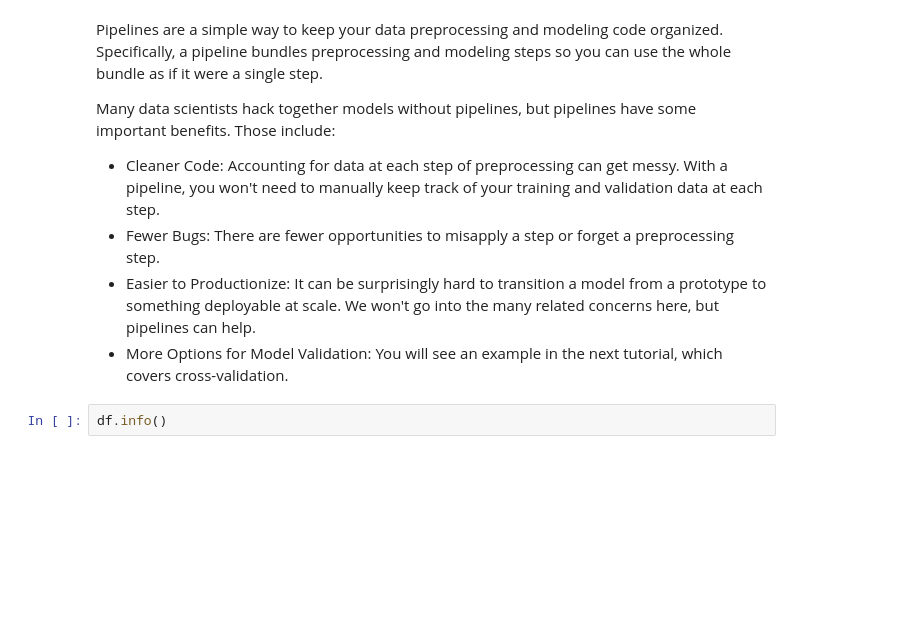
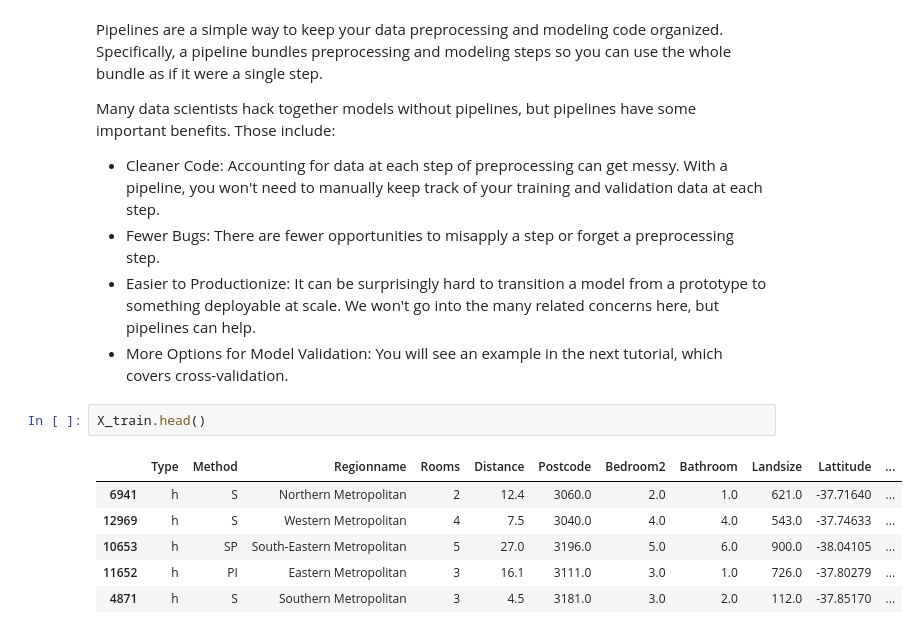
Before and after one commit to mezamateoj/mlProjects, a Jupyter notebook: MelbourneHousing/main.ipynb, the cells around one changed output. Saved outputs shown, nothing was run; the diff lists cells and outputs as text; blank space fills up the shorter version.

```diff
--- a/MelbourneHousing/main.ipynb
+++ b/MelbourneHousing/main.ipynb
@@ -490,5 +491,12 @@ Many data scientists hack together models without pipelines, but pipelines have
 * Fewer Bugs: There are fewer opportunities to misapply a step or forget a preprocessing step.
 * Easier to Productionize: It can be surprisingly hard to transition a model from a prototype to something deployable at scale. We won't go into the many related concerns here, but pipelines can help.
 * More Options for Model Validation: You will see an example in the next tutorial, which covers cross-validation.
-# %%
-df.info()
+# %%
+X_train.head()
+# %% [output]
+|  | Type | Method | Regionname | Rooms | Distance | Postcode | Bedroom2 | Bathroom | Landsize | Lattitude | ... |
+| 6941 | h | S | Northern Metropolitan | 2 | 12.4 | 3060.0 | 2.0 | 1.0 | 621.0 | -37.71640 | ... |
+| 12969 | h | S | Western Metropolitan | 4 | 7.5 | 3040.0 | 4.0 | 4.0 | 543.0 | -37.74633 | ... |
+| 10653 | h | SP | South-Eastern Metropolitan | 5 | 27.0 | 3196.0 | 5.0 | 6.0 | 900.0 | -38.04105 | ... |
+| 11652 | h | PI | Eastern Metropolitan | 3 | 16.1 | 3111.0 | 3.0 | 1.0 | 726.0 | -37.80279 | ... |
+| 4871 | h | S | Southern Metropolitan | 3 | 4.5 | 3181.0 | 3.0 | 2.0 | 112.0 | -37.85170 | ... |
```
Also changed, not shown: parts of 21 cells of this notebook, 1 other file.
